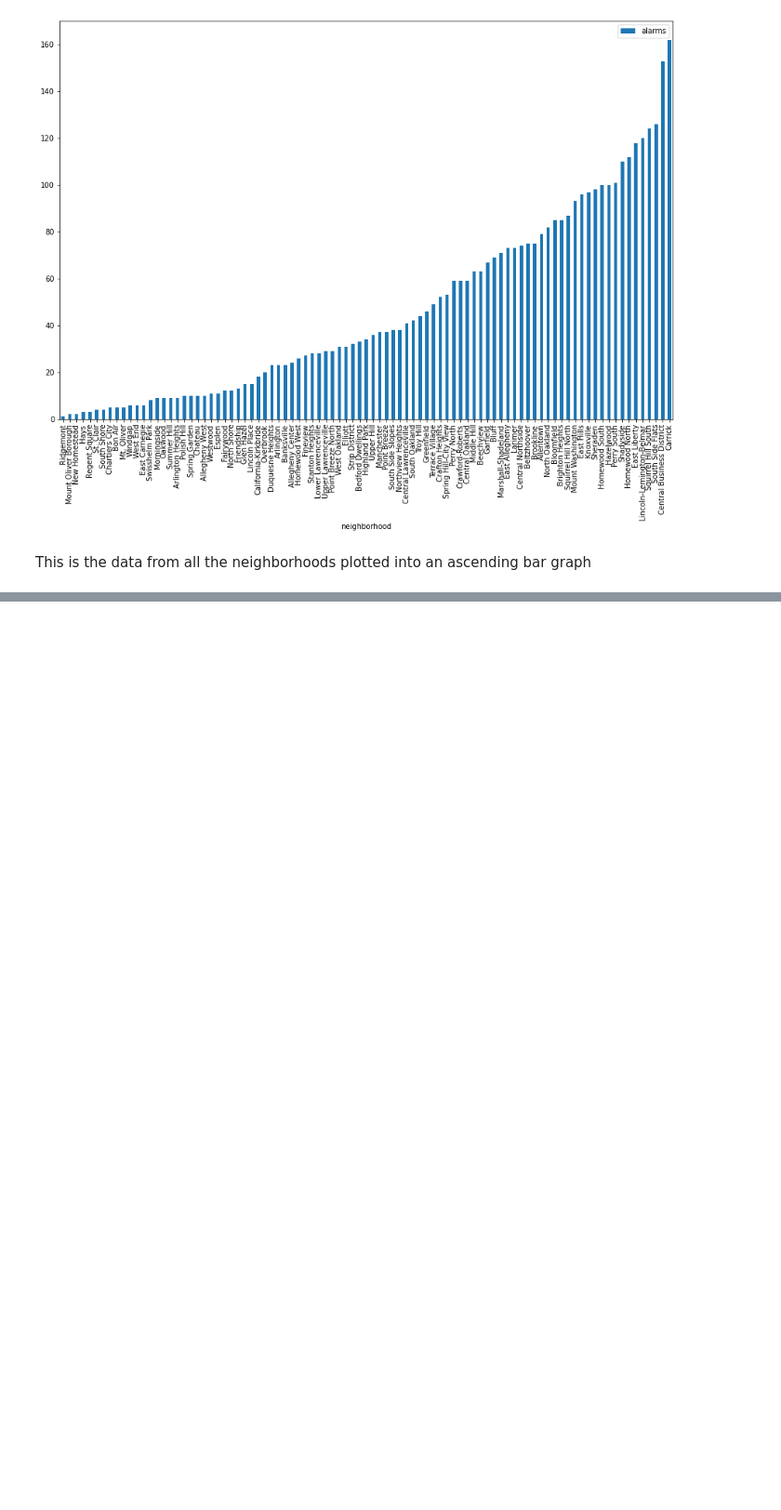
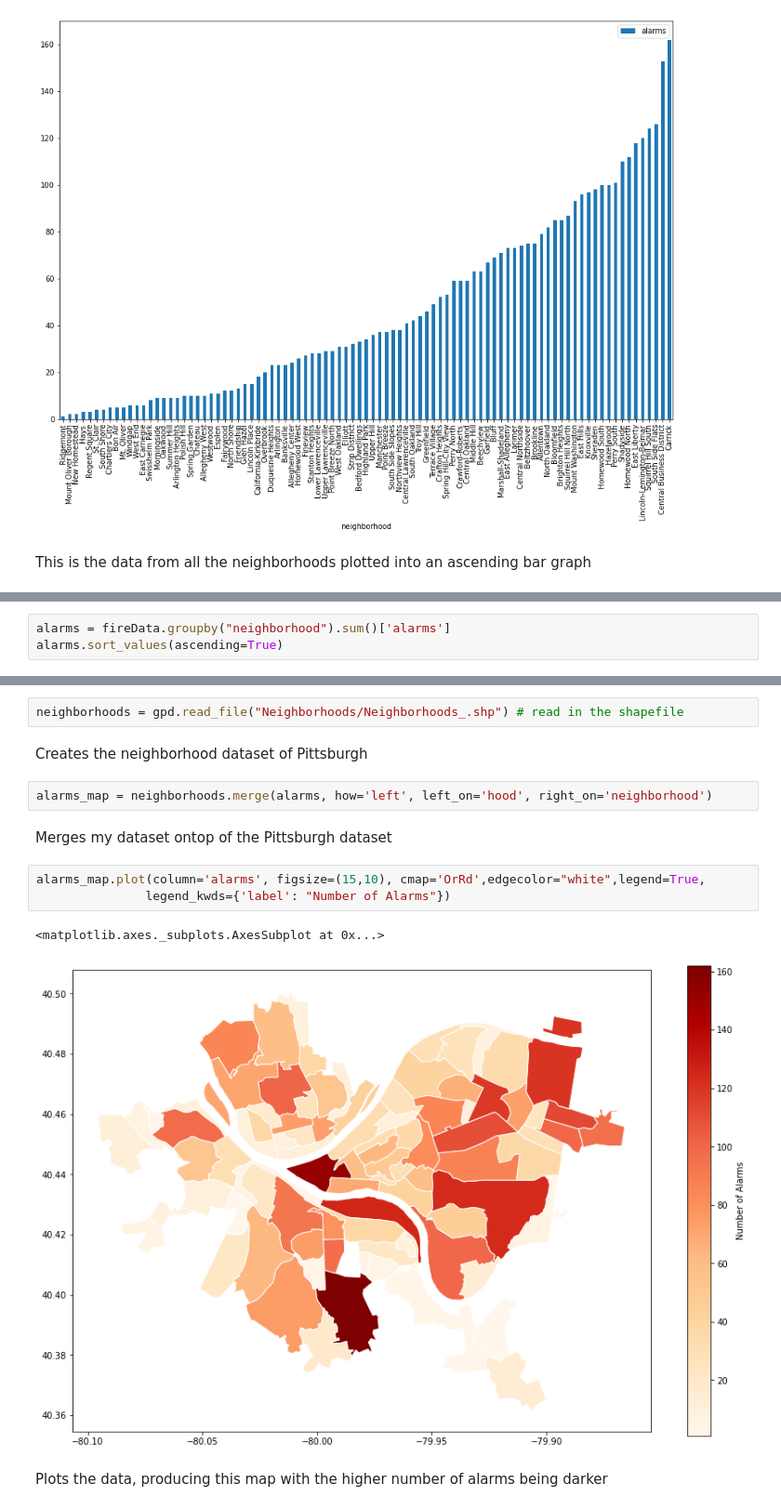
Before and after one commit to Steven-Jarmell/CS0010-FinalProject, a Jupyter notebook: FinalProjectMainFile.ipynb, the cells around one changed output, grey strips where cells are left out. Shown at 93% size. Drawn from its saved outputs; the diff is of its cells as text; blank space fills up the shorter version.

Commit message:
Finished dataset in final file

```diff
--- a/FinalProjectMainFile.ipynb
+++ b/FinalProjectMainFile.ipynb
@@ -183,0 +186,3 @@ This is the data from all the neighborhoods plotted into an ascending bar graph
+# %%
+alarms = fireData.groupby("neighborhood").sum()['alarms']
+alarms.sort_values(ascending=True)
@@ -183,0 +203,16 @@ This is the data from all the neighborhoods plotted into an ascending bar graph
+# %%
+neighborhoods = gpd.read_file("Neighborhoods/Neighborhoods_.shp") # read in the shapefile
+# %% [markdown]
+Creates the neighborhood dataset of Pittsburgh
+# %%
+alarms_map = neighborhoods.merge(alarms, how='left', left_on='hood', right_on='neighborhood')
+# %% [markdown]
+Merges my dataset ontop of the Pittsburgh dataset
+# %%
+alarms_map.plot(column='alarms', figsize=(15,10), cmap='OrRd',edgecolor="white",legend=True,
+               legend_kwds={'label': "Number of Alarms"})
+# %% [output]
+<matplotlib.axes._subplots.AxesSubplot at 0x...>
+[figure, added]
+# %% [markdown]
+Plots the data, producing this map with the higher number of alarms being darker
```
Also changed, not shown: parts of 3 cells of this notebook, 4 other files.
